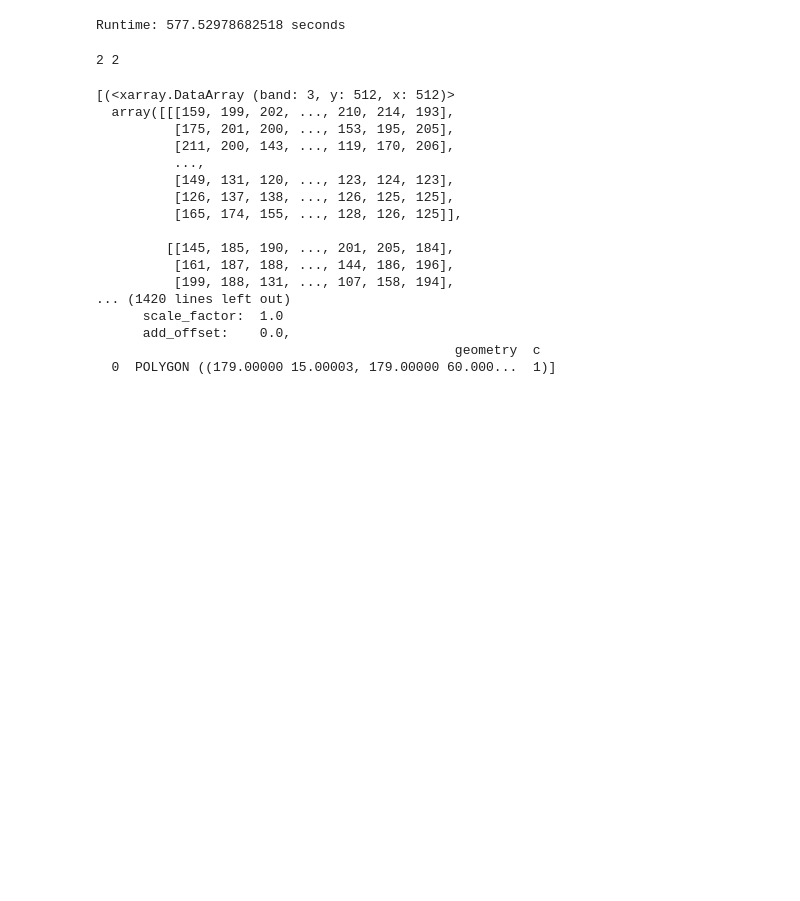
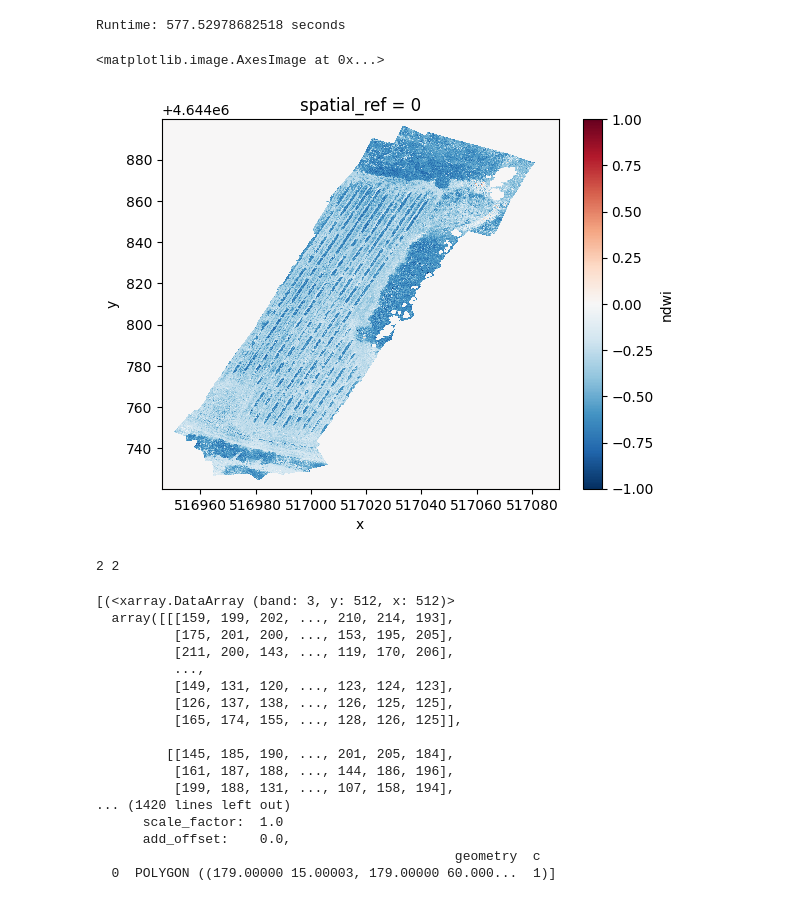
Before and after one commit to ICAERUS-EU/uavgeo, a Jupyter notebook: notebooks/import_export.ipynb, the cells around one changed output. Saved outputs shown, nothing was run; the diff lists cells and outputs as text; code cells hidden in the pictures; blank space fills up the shorter version.

```diff
--- a/notebooks/import_export.ipynb
+++ b/notebooks/import_export.ipynb
@@ -272,8 +269,13 @@ new_xr.plot.imshow()
 #calculating ndvi and ndwi:
 import uavgeo as ug
 
-ndvi = ug.compute.calc_ndvi(bandstack = ortho,red_id = 3, nir_id=4, rescale=False)
-ndwi = ug.compute.calc_ndwi(bandstack = ortho, green_id = 2, nir_id=4, rescale=False )
+ndvi = ug.compute.calc_ndvi(bandstack = ortho,red_id = 2, nir_id=3, rescale=False)
+ndwi = ug.compute.calc_ndwi(bandstack = ortho, green_id = 1, nir_id=3, rescale=False )
+# %%
+ndwi.plot.imshow()
+# %% [output]
+<matplotlib.image.AxesImage at 0x...>
+[figure, added]
 # %%
 #calculating ndvi and ndwi:
 import uavgeo as ug
```
Also changed, not shown: parts of 39 cells of this notebook, 8 other files.
